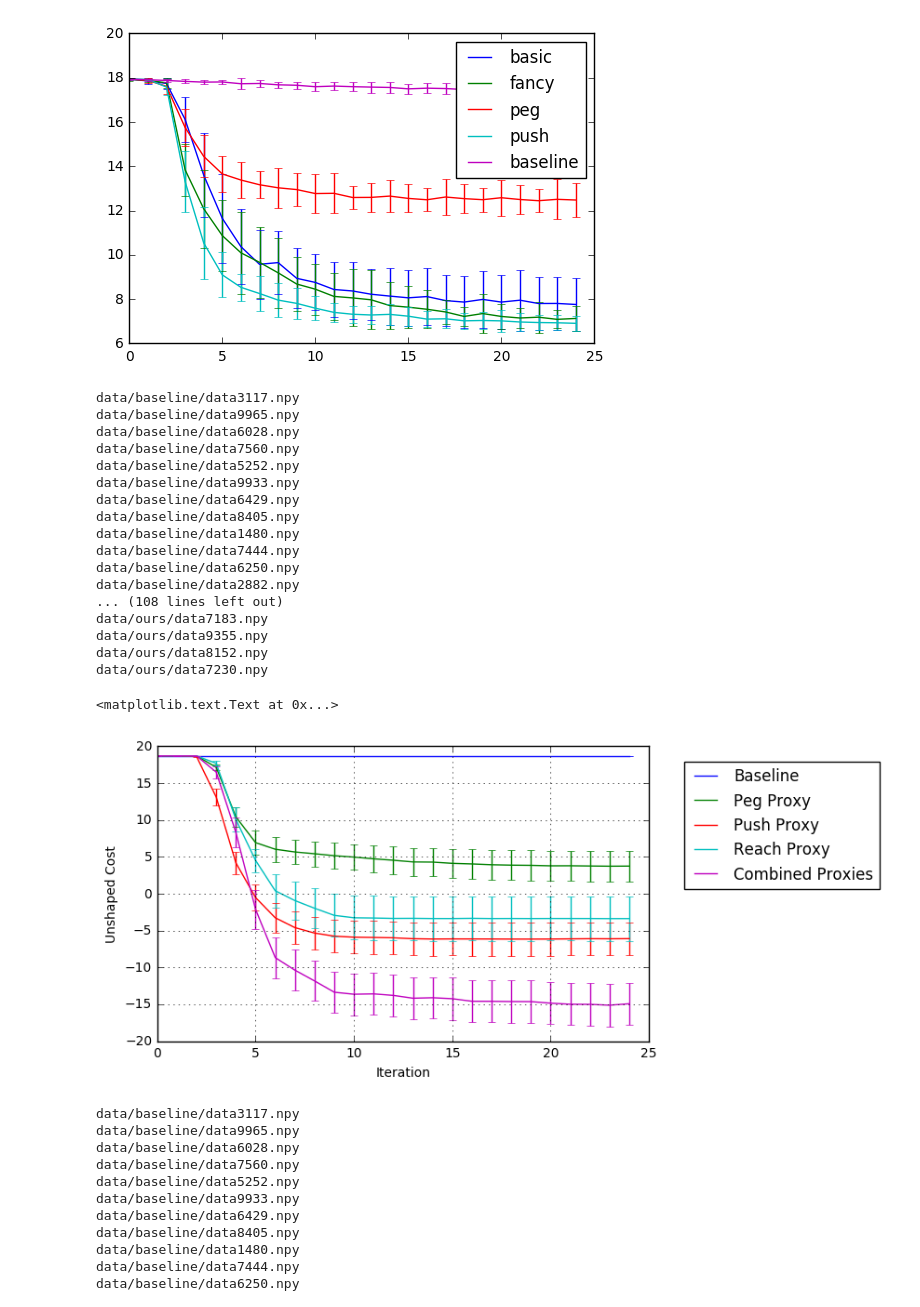
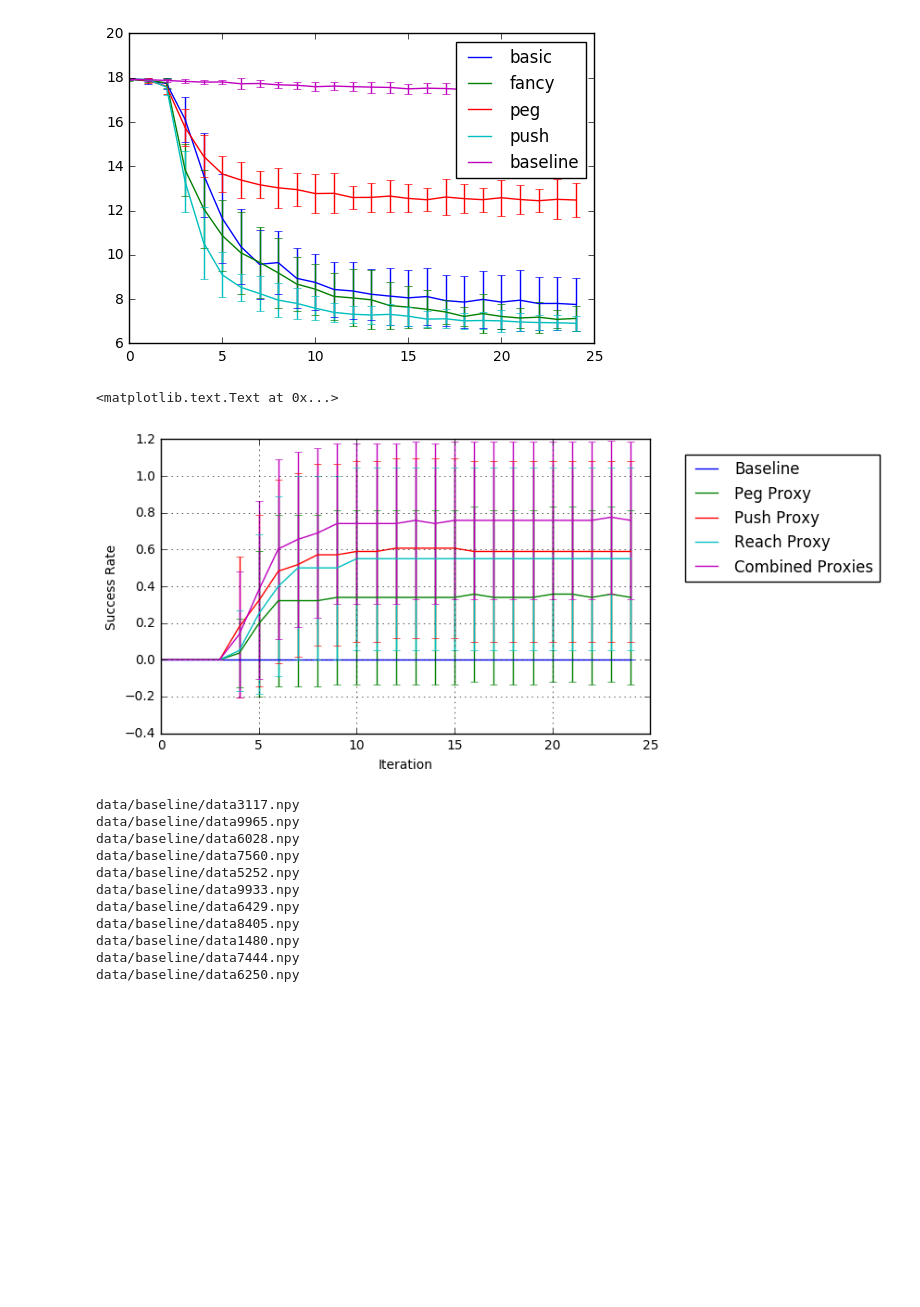
Before and after one commit to abhishekunique/gps, a Jupyter notebook: Untitled.ipynb, the cells around one changed output. Saved outputs shown, nothing was run; the diff lists cells and outputs as text; code cells hidden in the pictures; blank space fills up the shorter version.

```diff
--- a/Untitled.ipynb
+++ b/Untitled.ipynb
@@ -56,12 +58,21 @@ from os.path import isfile, join
 def filesin(mypath):
     return [f for f in listdir(mypath) if isfile(join(mypath, f))]
 # %%
+def processdata(data):
+    x = np.sum(data, axis=-1)
+    x = np.mean(x, axis=-2)
+#     x = np.mean(x, axis=-2)
+    x = x[:, 1, :, 0]
+#     x = np.mean(x, axis=-1)
+#     x = np.reshape(x, (-1))
+    return x
 def all_data(mypath):
     alldata = []
     for f in filesin(mypath):
-        print join(mypath, f)
+#         print join(mypath, f)
         data = np.load(join(mypath, f))
         pdata = processdata(data)
         if data.shape[0] == 25:
-            alldata.append(pdata)
+            alldata.append(pdata.T[0] < -25)
+            alldata.append(pdata.T[1] < -15)
     return np.array(alldata)
@@ -68,8 +93,8 @@ def all_data(mypath):
 # %%
-allbdata = all_data("data/push/")
+folder = "data/reach/"
+allbdata = all_data(folder)
 for bdata in allbdata:
-    data = bdata[:, 1, 0]
-    plt.plot(range(bdata.shape[0]), data)
-means, std = mean_std(all_data("data/push"))
+    plt.plot(range(bdata.shape[0]), bdata)
+means, std = mean_std(all_data(folder))
 L, _, _ = plt.errorbar(range(len(means)), means, yerr=std)
 # %% [output]
@@ -94,9 +102,3 @@ data/push/data8167.npy
-# %%
-def mean_std(allbdata):
-    allbdata = allbdata[:, :, 1, 0]
-    means = np.mean(allbdata, axis=0)
-    std = np.std(allbdata, axis=0)
-    return means, std
 # %%
 exps = ['basic', 'fancy', 'peg', 'push', 'baseline']
 lines = []
@@ -111,50 +113,33 @@ plt.legend(lines, exps)
 # %%
 exps = ['baseline', 'peg', 'push', 'reach', 'ours']
 nmap = {'ours': 'Combined Proxies', 'peg':"Peg Proxy",
         "push":"Push Proxy", "baseline":"Baseline", "reach":"Reach Proxy"}
 lines = []
 fig = plt.figure(figsize=(15, 9))
 ax = fig.add_subplot(221)
 
 for exp in exps:
     means, std = mean_std(all_data("data/" + exp))
-    L, _, _ = plt.errorbar(range(len(means)), means, yerr=std*0.2)
+    L, _, _ = plt.errorbar(range(len(means)), means, yerr=std)
     lines.append(L)
 leg = plt.legend(lines, [nmap[name] for name in exps])
 plt.draw()
 
 # Get the bounding box of the original legend
 bb = leg.legendPatch.get_bbox().inverse_transformed(ax.transAxes)
 
 # Change t location of the legend.
 xOffset = 0.5
 newX0 = bb.x0 + xOffset
 newX1 = bb.x1 + xOffset
 bb.set_points([[newX0, bb.y0], [newX1, bb.y1]])
 leg.set_bbox_to_anchor(bb)
 plt.grid()
 plt.xlabel('Iteration')
-plt.ylabel('Unshaped Cost')
+plt.ylabel('Success Rate')
 # %% [output]
-data/baseline/data3117.npy
-data/baseline/data9965.npy
-data/baseline/data6028.npy
-data/baseline/data7560.npy
-data/baseline/data5252.npy
-data/baseline/data9933.npy
-data/baseline/data6429.npy
-data/baseline/data8405.npy
-data/baseline/data1480.npy
-data/baseline/data7444.npy
-data/baseline/data6250.npy
-data/baseline/data2882.npy
-... (108 lines left out)
-data/ours/data7183.npy
-data/ours/data9355.npy
-data/ours/data8152.npy
-data/ours/data7230.npy
+<matplotlib.text.Text at 0x...>
-<matplotlib.text.Text at 0x...>
-[figure, old version]
+[figure, new version]
 # %%
 import plotly.plotly as py
 py.sign_in('wynd07', 'yvd647olzg')
```
Also changed, not shown: parts of 5 cells of this notebook, 23 other files.
